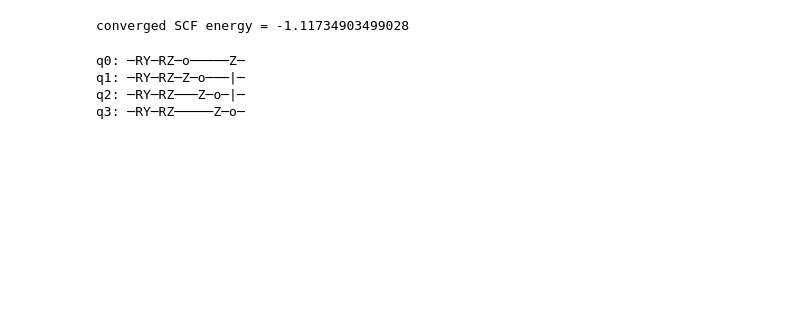
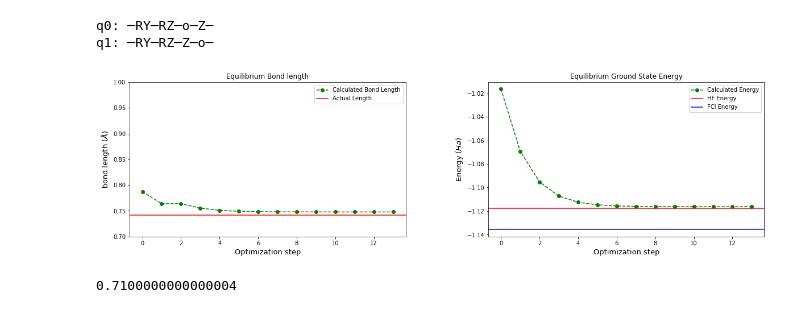
Before and after one commit to TheTrustyPwo/Hydrogen, a Jupyter notebook: better.ipynb, the cells around one changed output. Cells and saved outputs as stored; diff of their text form; code cells hidden in the pictures; blank space fills up the shorter version.

```diff
--- a/better.ipynb
+++ b/better.ipynb
@@ -24,16 +57,25 @@ def h2(x):
 # %%
 molecule = h2(0.7)
-hamiltonian = molecule.hamiltonian()
+hamiltonian = parity_mapped_hamiltonian(molecule)
+print(hamiltonian.form)
-# %% [output]
-converged SCF energy = -1.11734903499028
 # %%
 nlayers = 1
-nqubits = molecule.nso # Number of molecular spin-orbitals considered for the molecule
+nqubits = hamiltonian.nqubits
 ntheta = 2 * nqubits * nlayers
-circuit = he_circuit(nqubits, nlayers)
+circuit = he_circuit(2, nlayers)
 print(circuit.draw())
 # %% [output]
-q0: ─RY─RZ─o─────Z─
-q1: ─RY─RZ─Z─o───|─
-q2: ─RY─RZ───Z─o─|─
-q3: ─RY─RZ─────Z─o─
+q0: ─RY─RZ─o─Z─
+q1: ─RY─RZ─Z─o─
+# %%
+def energy(x, theta, circuit):
+    if type(x) != np.float64:
+        x, theta = theta, x
+
+    molecule = h2(x)
+    hamiltonian = parity_mapped_hamiltonian(molecule)
+
+    circuit.set_parameters(theta)
+    # samples = expectation_from_samples(circuit, hamiltonian, n_shots=8096)
+    exact = expectation(circuit, hamiltonian)
+    return exact
@@ -39,0 +120,29 @@ q3: ─RY─RZ─────Z─o─
+# %%
+_, _, vqe_energy, bond_length, it = optimize(circuit)
+# %%
+fig = plt.figure()
+fig.set_figheight(5)
+fig.set_figwidth(20)
+
+ax1 = fig.add_subplot(121)
+ax1.plot(np.arange(0, it), bond_length, "go", ls="dashed", label="Calculated Bond Length")
+ax1.axhline(y=0.7414, color='r', label="Actual Length") # https://cccbdb.nist.gov/exp2x.asp?casno=1333740
+ax1.set_xlabel("Optimization step", fontsize=13)
+ax1.set_ylabel("bond length ($\AA$)", fontsize=13)
+ax1.title.set_text("Equilibrium Bond length")
+ax1.set_ylim([0.70, 1.0])
+ax1.legend()
+
+ax2 = fig.add_subplot(122)
+ax2.plot(np.arange(0, it), vqe_energy, "go", ls="dashed", label="Calculated Energy")
+ax2.axhline(y=-1.1176, color='r', label="HF Energy")
+ax2.axhline(y=-1.1357, color='b', label="FCI Energy") # https://pennylane.ai/qml/demos/tutorial_vqe/
+ax2.set_xlabel("Optimization step", fontsize=13)
+ax2.set_ylabel("Energy ($Ha$)", fontsize=13)
+ax2.title.set_text("Equilibrium Ground State Energy")
+ax2.legend()
+
+plt.subplots_adjust(wspace=0.3)
+plt.show()
+# %% [output]
+[figure, added]
@@ -39,0 +160,5 @@ q3: ─RY─RZ─────Z─o─
+# %%
+vqe_energy = np.array(vqe_energy)
+distances[vqe_energy.argmin()]
+# %% [output]
+0.7100000000000004
```
Also changed, not shown: parts of 25 cells of this notebook, 1 other file.
